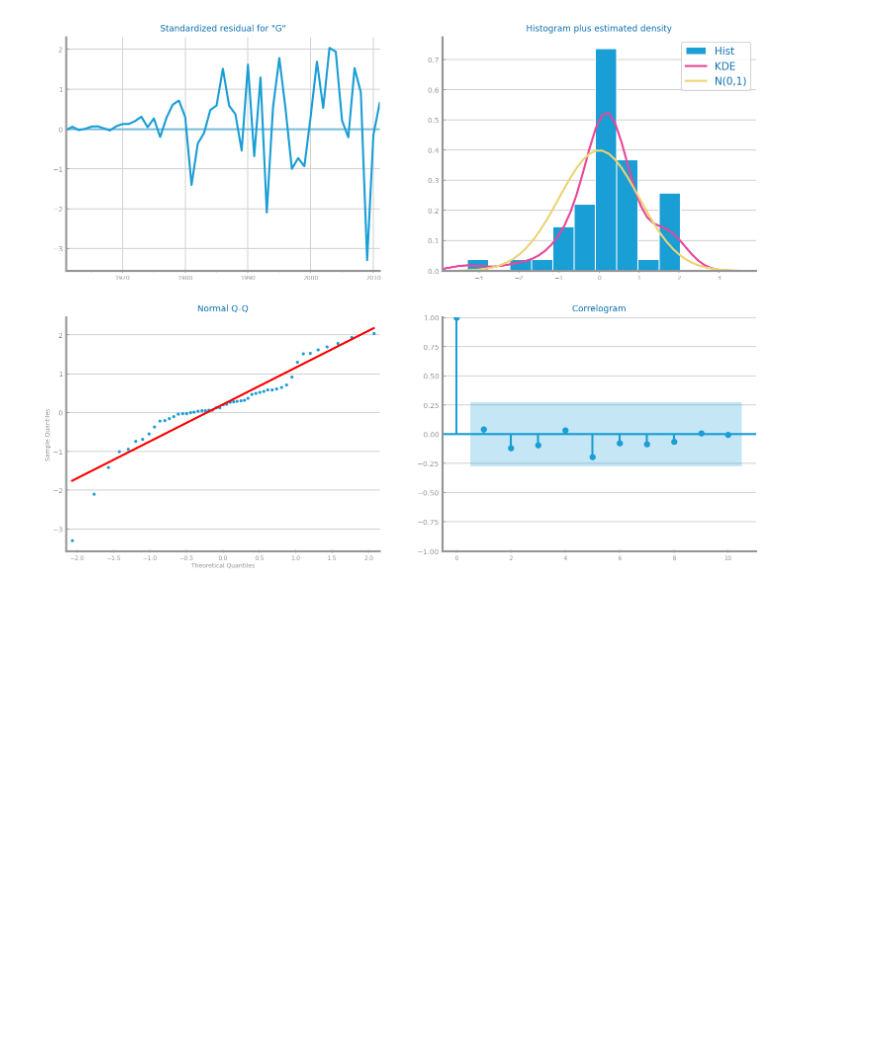
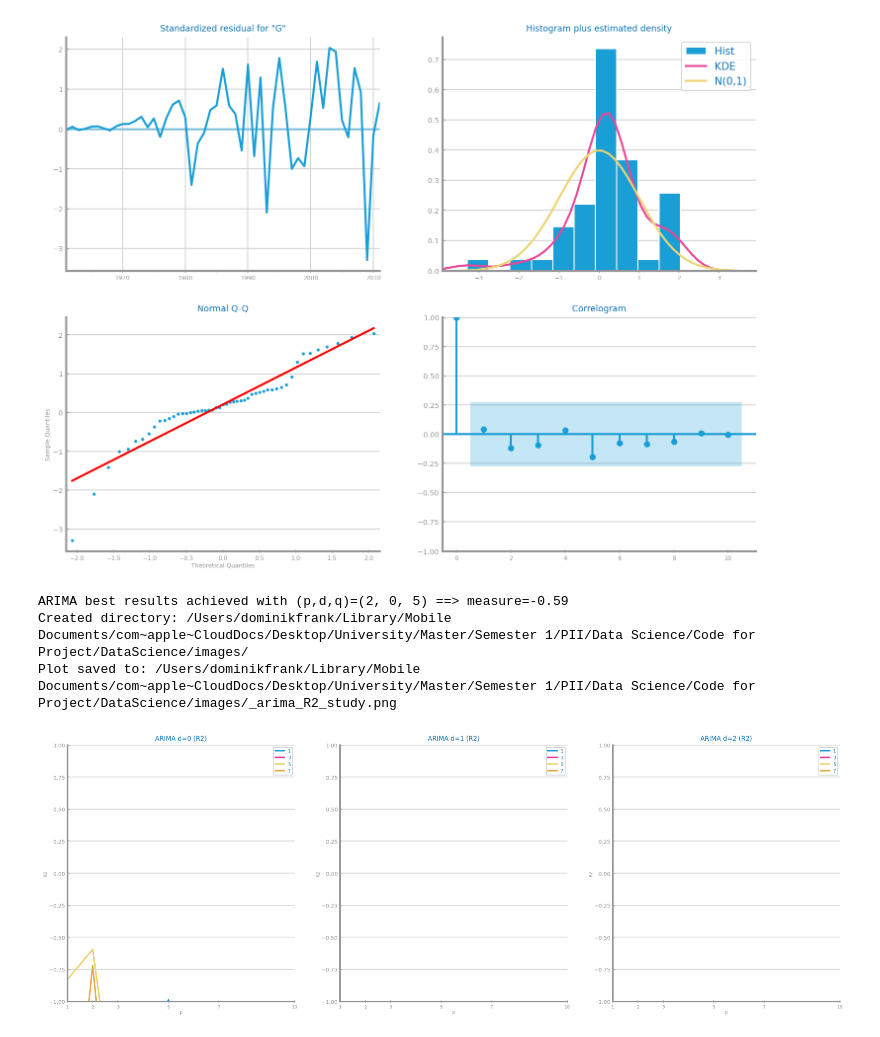
Before and after one commit to freshblaxx/DataScience, a Jupyter notebook: Projeto/TimeSeries/Forecasting_gdp_europe/ARIMA.ipynb, the cells around one changed output. Saved outputs shown, nothing was run; the diff lists cells and outputs as text; code cells hidden in the pictures; blank space fills up the shorter version.

```diff
--- a/Projeto/TimeSeries/Forecasting_gdp_europe/ARIMA.ipynb
+++ b/Projeto/TimeSeries/Forecasting_gdp_europe/ARIMA.ipynb
@@ -126,16 +126,31 @@ def arima_study(train: Series, test: Series, measure: str = "R2"):
 
     return best_model, best_params
 # %%
+import os
 from matplotlib.pyplot import savefig
 
 # Define the evaluation measure
 measure = "R2"  # Alternativ: "MAPE", "RMSE", etc.
 
 # Run ARIMA study and find the best model
 best_model, best_params = arima_study(train, test, measure=measure)
 
+# Define the output folder and file path
+output_folder = "/Users/dominikfrank/Library/Mobile Documents/com~apple~CloudDocs/Desktop/University/Master/Semester 1/PII/Data Science/Code for Project/DataScience/images/"
+output_file = f"_arima_{measure}_study.png"
+output_path = os.path.join(output_folder, output_file)
+
+# Ensure the output folder exists
+if not os.path.exists(output_folder):
+    os.makedirs(output_folder)
+    print(f"Created directory: {output_folder}")
+
 # Save the diagnostic plots
-output_path = "/Users/dominikfrank/Library/Mobile Documents/com~apple~CloudDocs/Desktop/University/Master/Semester 1/PII/Data Science/Code for Project/DataScience/images/_arima_{measure}_study.png"
 savefig(output_path)
 print(f"Plot saved to: {output_path}")
+# %% [output]
+ARIMA best results achieved with (p,d,q)=(2, 0, 5) ==> measure=-0.59
+Created directory: /Users/dominikfrank/Library/Mobile Documents/com~apple~CloudDocs/Desktop/University/Master/Semester 1/PII/Data Science/Code for Project/DataScience/images/
+Plot saved to: /Users/dominikfrank/Library/Mobile Documents/com~apple~CloudDocs/Desktop/University/Master/Semester 1/PII/Data Science/Code for Project/DataScience/images/_arima_R2_study.png
+[figure, added]
 # %%
```
Also changed, not shown: parts of 3 cells of this notebook, 2 other files.
